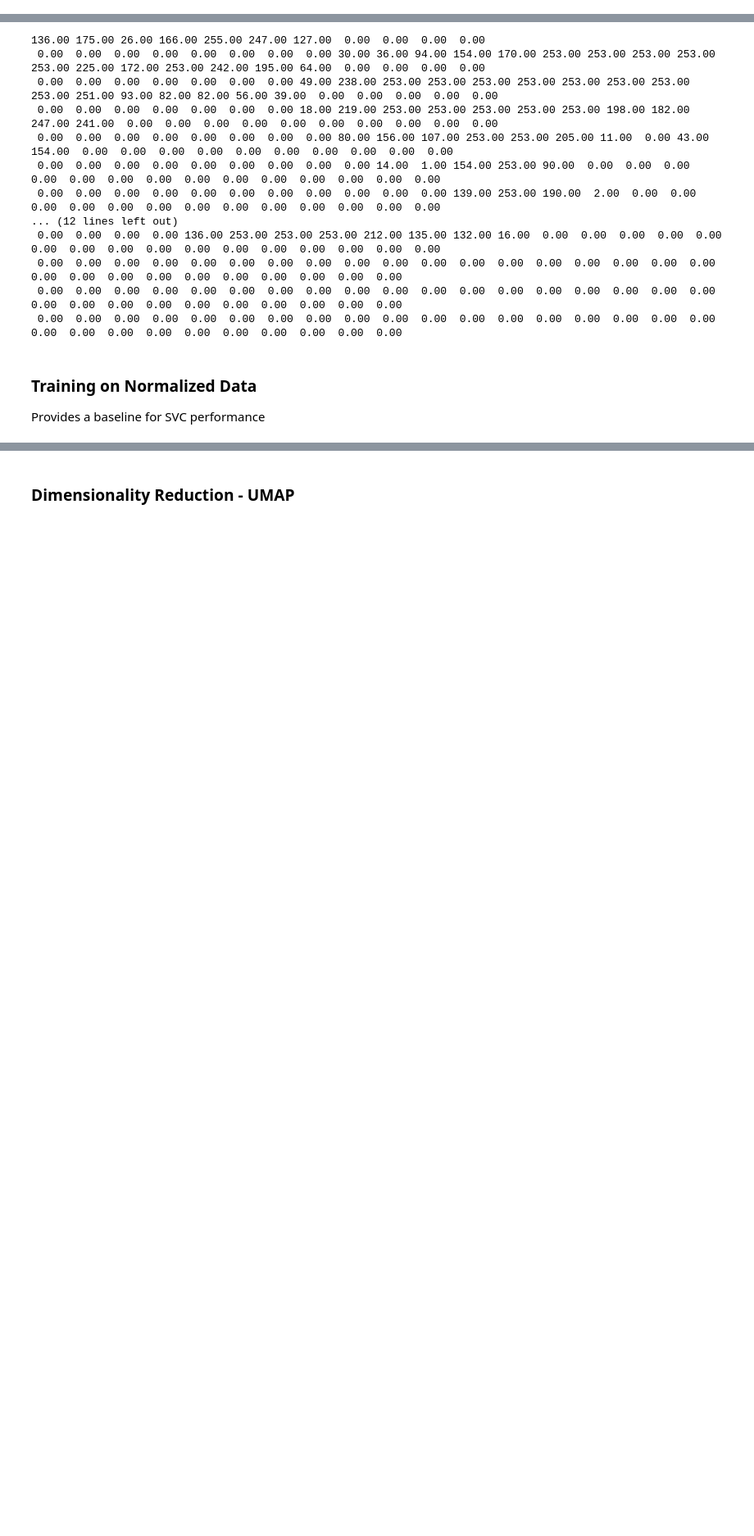
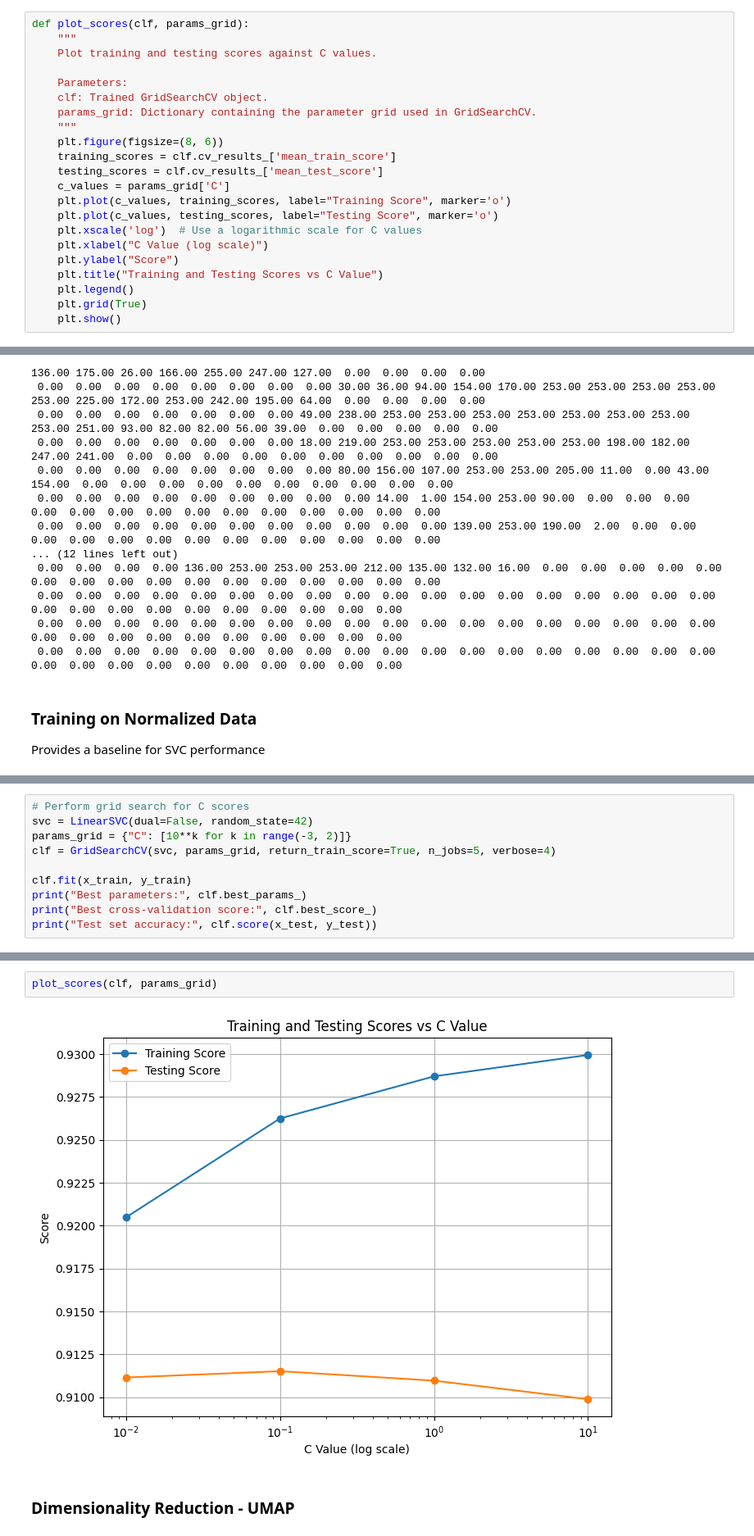
Before and after one commit to okquentin/ECCS_3401, a Jupyter notebook: final_project/project2.ipynb, the cells around one changed output, grey strips where cells are left out. Shown at 82% size. Drawn from its saved outputs; the diff is of its cells as text; blank space fills up the shorter version.

```diff
--- a/final_project/project2.ipynb
+++ b/final_project/project2.ipynb
@@ -28,0 +32,22 @@ To enable the following instructions: AVX2 FMA, in other operations, rebuild Ten
+# %%
+def plot_scores(clf, params_grid):
+    """
+    Plot training and testing scores against C values.
+
+    Parameters:
+    clf: Trained GridSearchCV object.
+    params_grid: Dictionary containing the parameter grid used in GridSearchCV.
+    """
+    plt.figure(figsize=(8, 6))
+    training_scores = clf.cv_results_['mean_train_score']
+    testing_scores = clf.cv_results_['mean_test_score']
+    c_values = params_grid['C']
+    plt.plot(c_values, training_scores, label="Training Score", marker='o')
+    plt.plot(c_values, testing_scores, label="Testing Score", marker='o')
+    plt.xscale('log')  # Use a logarithmic scale for C values
+    plt.xlabel("C Value (log scale)")
+    plt.ylabel("Score")
+    plt.title("Training and Testing Scores vs C Value")
+    plt.legend()
+    plt.grid(True)
+    plt.show()
@@ -98,0 +230,10 @@ accuracy_score(y_pred,y_test)
+# %%
+# Perform grid search for C scores
+svc = LinearSVC(dual=False, random_state=42)
+params_grid = {"C": [10**k for k in range(-3, 2)]}
+clf = GridSearchCV(svc, params_grid, return_train_score=True, n_jobs=5, verbose=4)
+
+clf.fit(x_train, y_train)
+print("Best parameters:", clf.best_params_)
+print("Best cross-validation score:", clf.best_score_)
+print("Test set accuracy:", clf.score(x_test, y_test))
@@ -99,3 +258,7 @@ accuracy_score(y_pred,y_test)
+# %%
+plot_scores(clf, params_grid)
+# %% [output]
+[figure, added]
 # %% [markdown]
 ### Dimensionality Reduction - UMAP
 # %%
```
Also changed, not shown: parts of 28 cells of this notebook, 4 other files.
